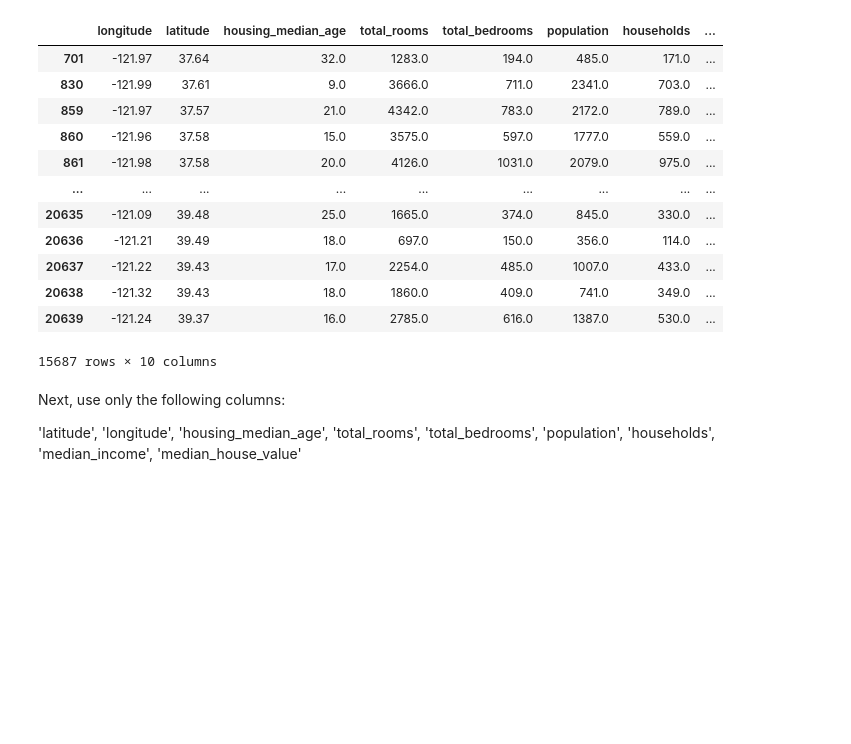
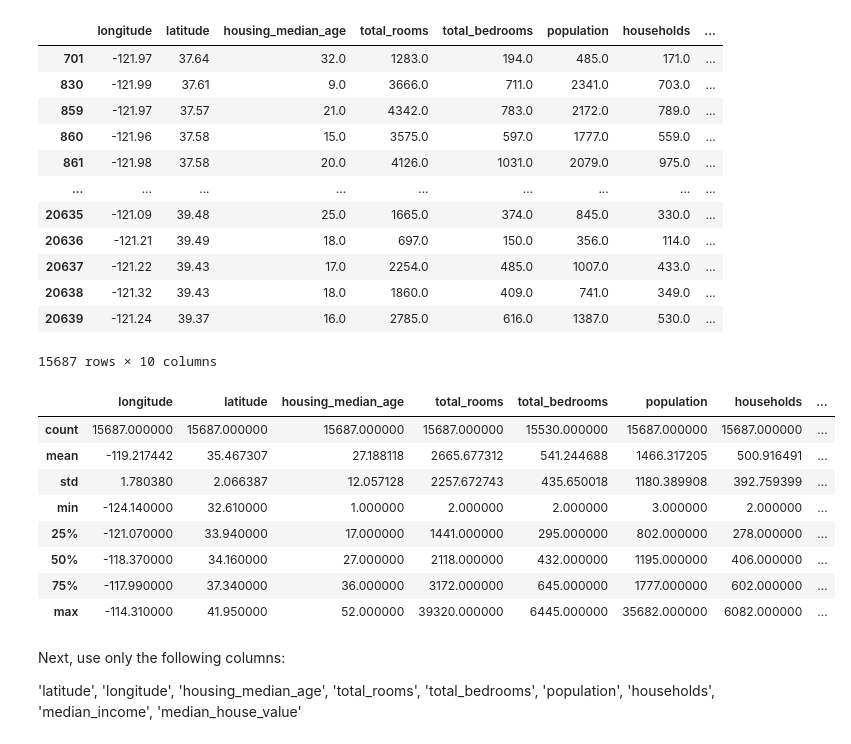
Before and after one commit to idebasishbose/MLZoomcamp, a Jupyter notebook: src/week2.ipynb, the cells around one changed output. Drawn from its saved outputs; the diff is of its cells as text; code cells hidden in the pictures; blank space fills up the shorter version.

```diff
--- a/src/week2.ipynb
+++ b/src/week2.ipynb
@@ -51,6 +54,18 @@ df
 | 20638 | -121.32 | 39.43 | 18.0 | 1860.0 | 409.0 | 741.0 | 349.0 | ... |
 | 20639 | -121.24 | 39.37 | 16.0 | 2785.0 | 616.0 | 1387.0 | 530.0 | ... |
 15687 rows × 10 columns
+# %%
+df.describe()
+# %% [output]
+|  | longitude | latitude | housing_median_age | total_rooms | total_bedrooms | population | households | ... |
+| count | 15687.000000 | 15687.000000 | 15687.000000 | 15687.000000 | 15530.000000 | 15687.000000 | 15687.000000 | ... |
+| mean | -119.217442 | 35.467307 | 27.188118 | 2665.677312 | 541.244688 | 1466.317205 | 500.916491 | ... |
+| std | 1.780380 | 2.066387 | 12.057128 | 2257.672743 | 435.650018 | 1180.389908 | 392.759399 | ... |
+| min | -124.140000 | 32.610000 | 1.000000 | 2.000000 | 2.000000 | 3.000000 | 2.000000 | ... |
+| 25% | -121.070000 | 33.940000 | 17.000000 | 1441.000000 | 295.000000 | 802.000000 | 278.000000 | ... |
+| 50% | -118.370000 | 34.160000 | 27.000000 | 2118.000000 | 432.000000 | 1195.000000 | 406.000000 | ... |
+| 75% | -117.990000 | 37.340000 | 36.000000 | 3172.000000 | 645.000000 | 1777.000000 | 602.000000 | ... |
+| max | -114.310000 | 41.950000 | 52.000000 | 39320.000000 | 6445.000000 | 35682.000000 | 6082.000000 | ... |
 # %% [markdown]
 Next, use only the following columns:
 
```
Also changed, not shown: parts of 25 cells of this notebook.
